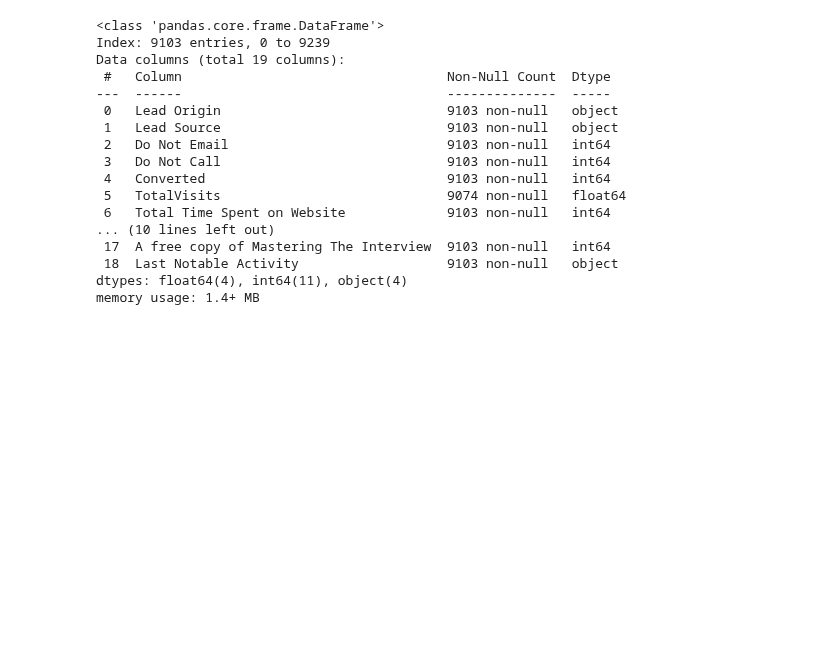
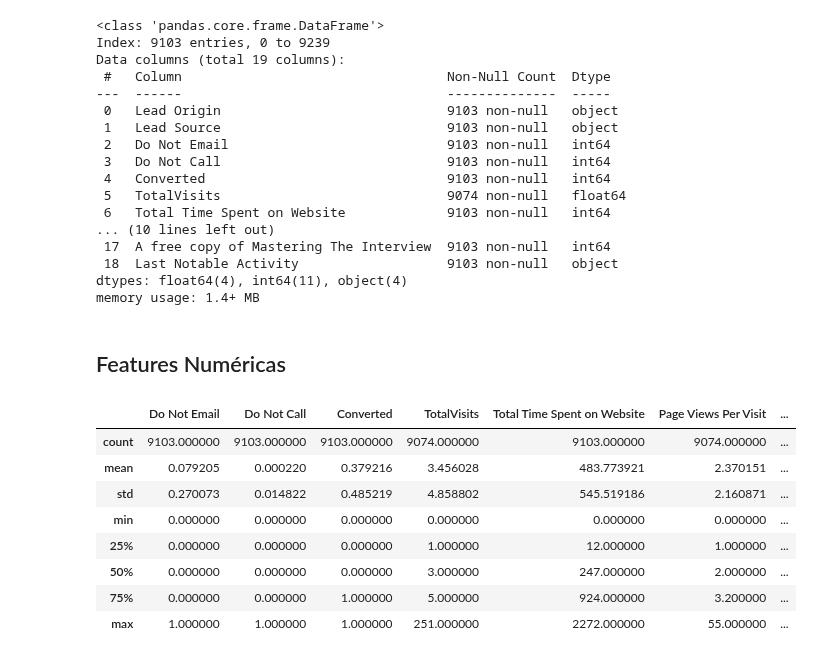
Before and after one commit to rocketseat-education/Desenvolvimento-de-IA, a Jupyter notebook: ia-para-produtos-ensemble-modelo-introducao-sklearn/bagging_classification.ipynb, the cells around one changed output. Saved outputs shown, nothing was run; the diff lists cells and outputs as text; code cells hidden in the pictures; blank space fills up the shorter version.

Commit message:
Ensemble de Modelos - Introdução com Sklearn - Projeto Prático Bagging - Classificação, Features Numéricas

```diff
--- a/ia-para-produtos-ensemble-modelo-introducao-sklearn/bagging_classification.ipynb
+++ b/ia-para-produtos-ensemble-modelo-introducao-sklearn/bagging_classification.ipynb
@@ -201,3 +203,18 @@ Data columns (total 19 columns):
  18  Last Notable Activity                   9103 non-null   object
 dtypes: float64(4), int64(11), object(4)
 memory usage: 1.4+ MB
+# %% [markdown]
+## Features Numéricas
+# %%
+# Apresentar Estatisticas Descritivas
+df_leads.describe()
+# %% [output]
+|  | Do Not Email | Do Not Call | Converted | TotalVisits | Total Time Spent on Website | Page Views Per Visit | ... |
+| count | 9103.000000 | 9103.000000 | 9103.000000 | 9074.000000 | 9103.000000 | 9074.000000 | ... |
+| mean | 0.079205 | 0.000220 | 0.379216 | 3.456028 | 483.773921 | 2.370151 | ... |
+| std | 0.270073 | 0.014822 | 0.485219 | 4.858802 | 545.519186 | 2.160871 | ... |
+| min | 0.000000 | 0.000000 | 0.000000 | 0.000000 | 0.000000 | 0.000000 | ... |
+| 25% | 0.000000 | 0.000000 | 0.000000 | 1.000000 | 12.000000 | 1.000000 | ... |
+| 50% | 0.000000 | 0.000000 | 0.000000 | 3.000000 | 247.000000 | 2.000000 | ... |
+| 75% | 0.000000 | 0.000000 | 1.000000 | 5.000000 | 924.000000 | 3.200000 | ... |
+| max | 1.000000 | 1.000000 | 1.000000 | 251.000000 | 2272.000000 | 55.000000 | ... |
```
Also changed, not shown: parts of 6 cells of this notebook.
